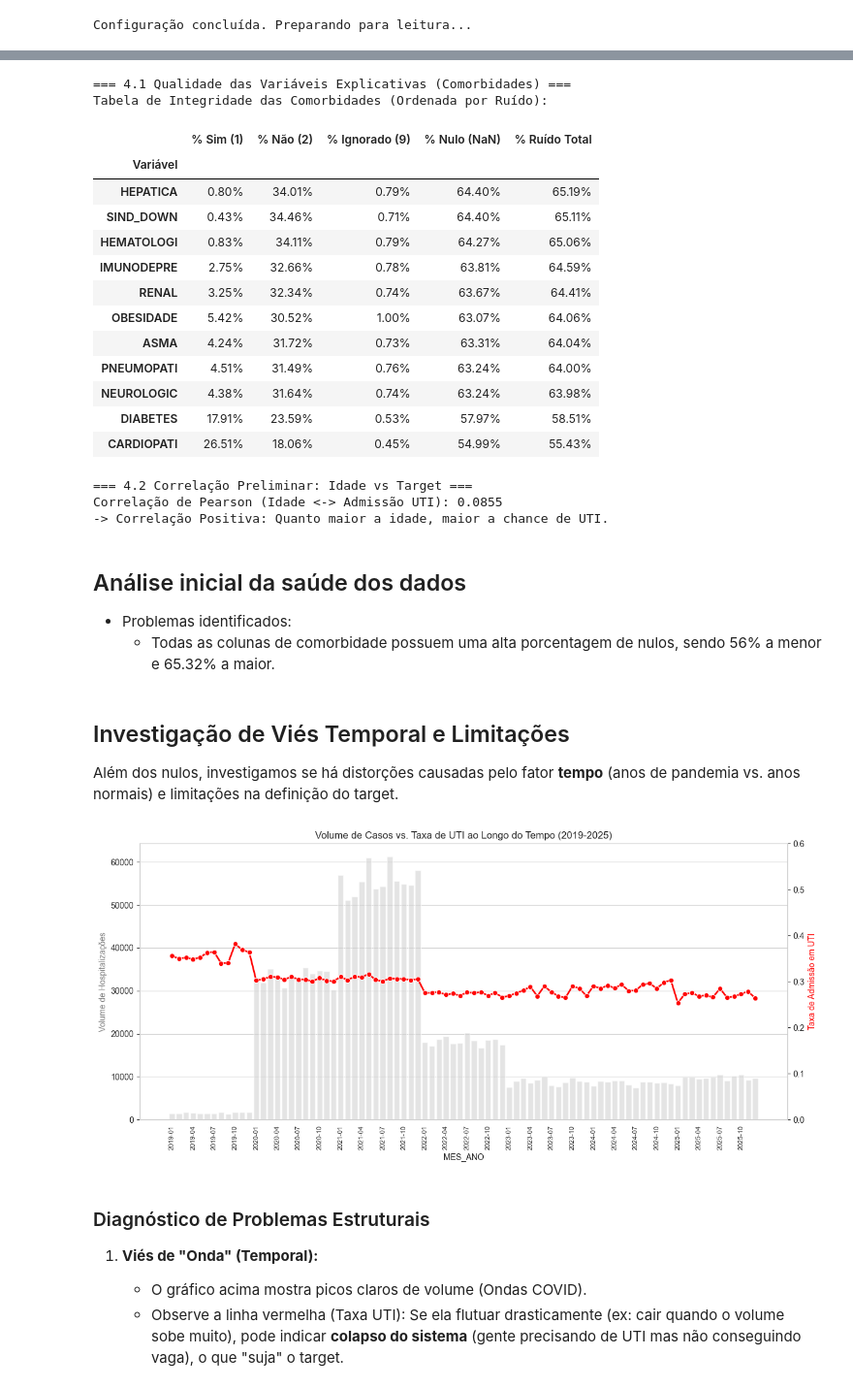
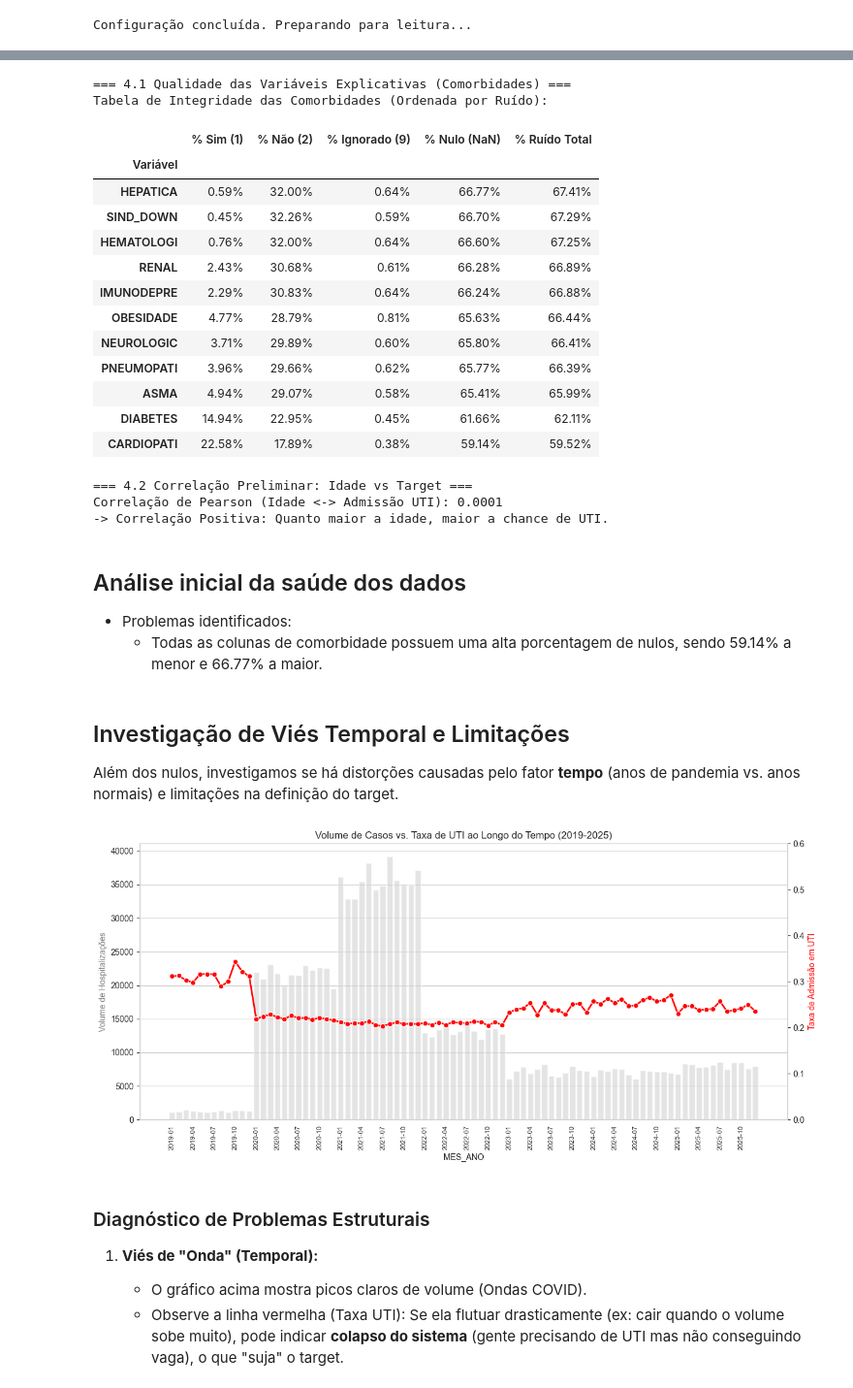
Before and after one commit to Andr3yGabriel/srag-analisis, a Jupyter notebook: main.ipynb, the cells around one changed output, grey strips where cells are left out. Shown: that part at 97% size. Drawn from its saved outputs; the diff is of its cells as text; code cells hidden in the pictures.

```diff
--- a/main.ipynb
+++ b/main.ipynb
@@ -51,7 +51,7 @@ arquivos = [
     'INFLUD22-26-06-2025.csv',
     'INFLUD23-26-06-2025.csv',
     'INFLUD24-26-06-2025.csv',
-    'INFLUD25-24-11-2025.csv'
+    'INFLUD25-08-12-2025.csv'
 ]
 
 # Definição das colunas estritamente necessárias
@@ -61,6 +61,7 @@ colunas_alvo = [
     'UTI',        # Alvo 2 (Admissão em UTI)
     'NU_IDADE_N', # Variável de Controle (Valor numérico da idade)
     'TP_IDADE',   # Variável de Controle (Unidade da idade: 1-Dia, 2-Mês, 3-Ano)
+    'EVOLUCAO',
 
     # --- Fatores de Risco / Comorbidades ---
     'CARDIOPATI', 'HEMATOLOGI', 'SIND_DOWN', 'HEPATICA', 'ASMA',
@@ -143,25 +144,25 @@ if not df_final.empty:
     # --- 3.2 FILTRAGEM DE ESCOPO ---
     total_geral = len(df_final)
     # Filtrar apenas Hospitalizados (HOSPITAL == 1)
-    df_final = df_final[df_final['HOSPITAL'] == 1].copy()
+    df_filtrado = df_final[(df_final['HOSPITAL'] == 1) & ((df_final['EVOLUCAO'] == 1))].copy()
 
     print(f"\n--- 3.2 Filtragem de Pacientes ---")
     print(f"Total de Notificações: {total_geral:,.0f}")
-    print(f"Pacientes Hospitalizados (Escopo): {len(df_final):,.0f} ({(len(df_final)/total_geral):.1%})")
+    print(f"Pacientes Hospitalizados que tiveram alta ao final do tratamento (Escopo): {len(df_filtrado):,.0f} ({(len(df_filtrado)/total_geral):.1%})")
 
     # --- 3.3 DEFINIÇÃO DO TARGET ---
     # Analisar como a variável UTI vem preenchida originalmente
     print("\n--- 3.3 Definição do Target (ALVO_GRAVIDADE) ---")
     print("Distribuição original da coluna 'UTI' (1=Sim, 2=Não, 9=Ignorado, NaN=Vazio):")
-    print(df_final['UTI'].value_counts(dropna=False).sort_index())
+    print(df_filtrado['UTI'].value_counts(dropna=False).sort_index())
 
     # Criação do Target Binário:
     # 1 -> 1 (UTI)
     # Qualquer outra coisa (2, 9, NaN) -> 0 (Não UTI/Enfermaria)
-    df_final['ALVO_GRAVIDADE'] = np.where(df_final['UTI'] == 1, 1, 0)
+    df_filtrado['ALVO_GRAVIDADE'] = np.where(df_filtrado['UTI'] == 1, 1, 0)
 
     print(f"\nTarget criado. Distribuição final:")
-    print(df_final['ALVO_GRAVIDADE'].value_counts(normalize=True).mul(100).round(2).astype(str) + '%')
+    print(df_filtrado['ALVO_GRAVIDADE'].value_counts(normalize=True).mul(100).round(2).astype(str) + '%')
 
 else:
     print("DataFrame vazio. Verifique o carregamento.")
@@ -186,9 +219,9 @@ Name: proportion, dtype: object
 # %%
 # --- 4. ANÁLISE DE SAÚDE DOS DADOS (Data Quality) ---
 
-if not df_final.empty:
-    # Como filtramos a base no passo anterior, df_analise é o próprio df_final
-    df_analise = df_final
+if not df_filtrado.empty:
+    # Como filtramos a base no passo anterior, df_analise é o próprio df_filtrado
+    df_analise = df_filtrado
 
     print("=== 4.1 Qualidade das Variáveis Explicativas (Comorbidades) ===")
 
@@ -220,51 +253,51 @@ if not df_final.empty:
             '% Não (2)': (nao / total) * 100,
             '% Ignorado (9)': (ignorados / total) * 100,
             '% Nulo (NaN)': (nulos / total) * 100,
             '% Ruído Total': (ruido / total) * 100
         })
 
     df_qualidade = pd.DataFrame(dados_qualidade).set_index('Variável')
     df_qualidade = df_qualidade.sort_values('% Ruído Total', ascending=False)
 
     # Exibição formatada
     print("Tabela de Integridade das Comorbidades (Ordenada por Ruído):")
     pd.options.display.float_format = '{:.2f}%'.format
     display(df_qualidade)
     pd.options.display.float_format = None
 
     print("\n=== 4.2 Correlação Preliminar: Idade vs Target ===")
     corr_idade = df_analise['NU_IDADE_N'].corr(df_analise['ALVO_GRAVIDADE'])
     print(f"Correlação de Pearson (Idade <-> Admissão UTI): {corr_idade:.4f}")
     if corr_idade > 0:
         print("-> Correlação Positiva: Quanto maior a idade, maior a chance de UTI.")
     else:
         print("-> Correlação Negativa/Nula.")
 
 else:
     print("DataFrame vazio.")
 # %% [output]
 === 4.1 Qualidade das Variáveis Explicativas (Comorbidades) ===
 Tabela de Integridade das Comorbidades (Ordenada por Ruído):
 |  | % Sim (1) | % Não (2) | % Ignorado (9) | % Nulo (NaN) | % Ruído Total |
 | Variável |  |  |  |  |  |
-| HEPATICA | 0.80% | 34.01% | 0.79% | 64.40% | 65.19% |
-| SIND_DOWN | 0.43% | 34.46% | 0.71% | 64.40% | 65.11% |
-| HEMATOLOGI | 0.83% | 34.11% | 0.79% | 64.27% | 65.06% |
-| IMUNODEPRE | 2.75% | 32.66% | 0.78% | 63.81% | 64.59% |
-| RENAL | 3.25% | 32.34% | 0.74% | 63.67% | 64.41% |
-| OBESIDADE | 5.42% | 30.52% | 1.00% | 63.07% | 64.06% |
-| ASMA | 4.24% | 31.72% | 0.73% | 63.31% | 64.04% |
-| PNEUMOPATI | 4.51% | 31.49% | 0.76% | 63.24% | 64.00% |
-| NEUROLOGIC | 4.38% | 31.64% | 0.74% | 63.24% | 63.98% |
-| DIABETES | 17.91% | 23.59% | 0.53% | 57.97% | 58.51% |
-| CARDIOPATI | 26.51% | 18.06% | 0.45% | 54.99% | 55.43% |
+| HEPATICA | 0.59% | 32.00% | 0.64% | 66.77% | 67.41% |
+| SIND_DOWN | 0.45% | 32.26% | 0.59% | 66.70% | 67.29% |
+| HEMATOLOGI | 0.76% | 32.00% | 0.64% | 66.60% | 67.25% |
+| RENAL | 2.43% | 30.68% | 0.61% | 66.28% | 66.89% |
+| IMUNODEPRE | 2.29% | 30.83% | 0.64% | 66.24% | 66.88% |
+| OBESIDADE | 4.77% | 28.79% | 0.81% | 65.63% | 66.44% |
+| NEUROLOGIC | 3.71% | 29.89% | 0.60% | 65.80% | 66.41% |
+| PNEUMOPATI | 3.96% | 29.66% | 0.62% | 65.77% | 66.39% |
+| ASMA | 4.94% | 29.07% | 0.58% | 65.41% | 65.99% |
+| DIABETES | 14.94% | 22.95% | 0.45% | 61.66% | 62.11% |
+| CARDIOPATI | 22.58% | 17.89% | 0.38% | 59.14% | 59.52% |
 === 4.2 Correlação Preliminar: Idade vs Target ===
-Correlação de Pearson (Idade <-> Admissão UTI): 0.0855
+Correlação de Pearson (Idade <-> Admissão UTI): 0.0001
 -> Correlação Positiva: Quanto maior a idade, maior a chance de UTI.
 # %% [markdown]
 ## Análise inicial da saúde dos dados
 - Problemas identificados:
-  - Todas as colunas de comorbidade possuem uma alta porcentagem de nulos, sendo 56% a menor e 65.32% a maior.
+  - Todas as colunas de comorbidade possuem uma alta porcentagem de nulos, sendo 59.14% a menor e 66.77% a maior.
 # %% [markdown]
 ## Investigação de Viés Temporal e Limitações
 
@@ -312,7 +345,7 @@ plt.title('Volume de Casos vs. Taxa de UTI ao Longo do Tempo (2019-2025)')
 plt.grid(False)
 plt.show()
 # %% [output]
-[figure, old version]
+[figure, new version]
 # %% [markdown]
 ### Diagnóstico de Problemas Estruturais
 
```
Also changed, not shown: parts of 12 cells of this notebook, 1 other file.
